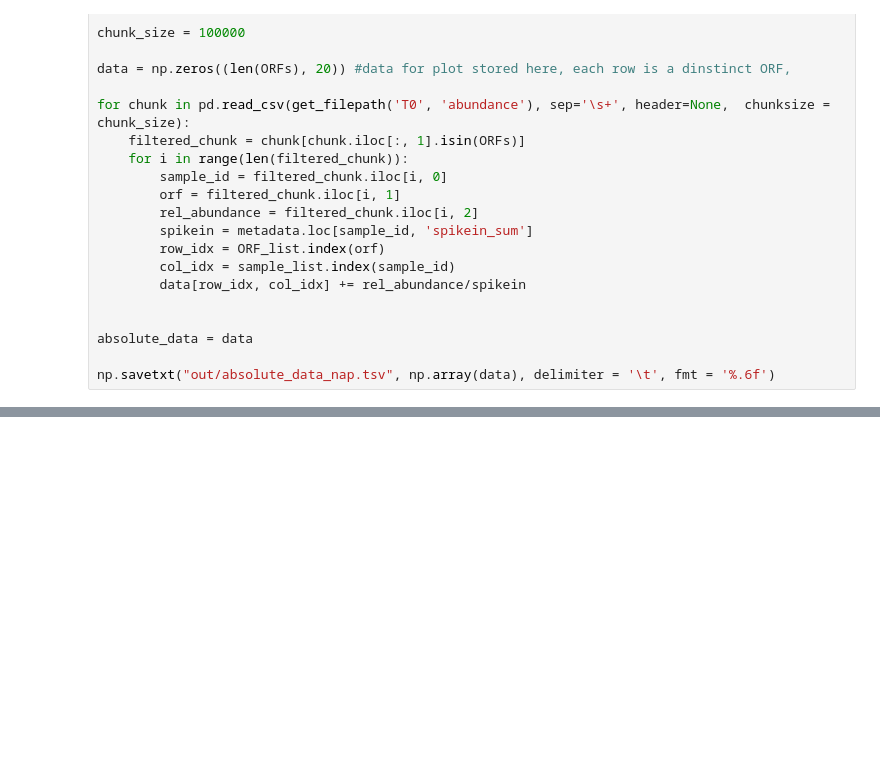
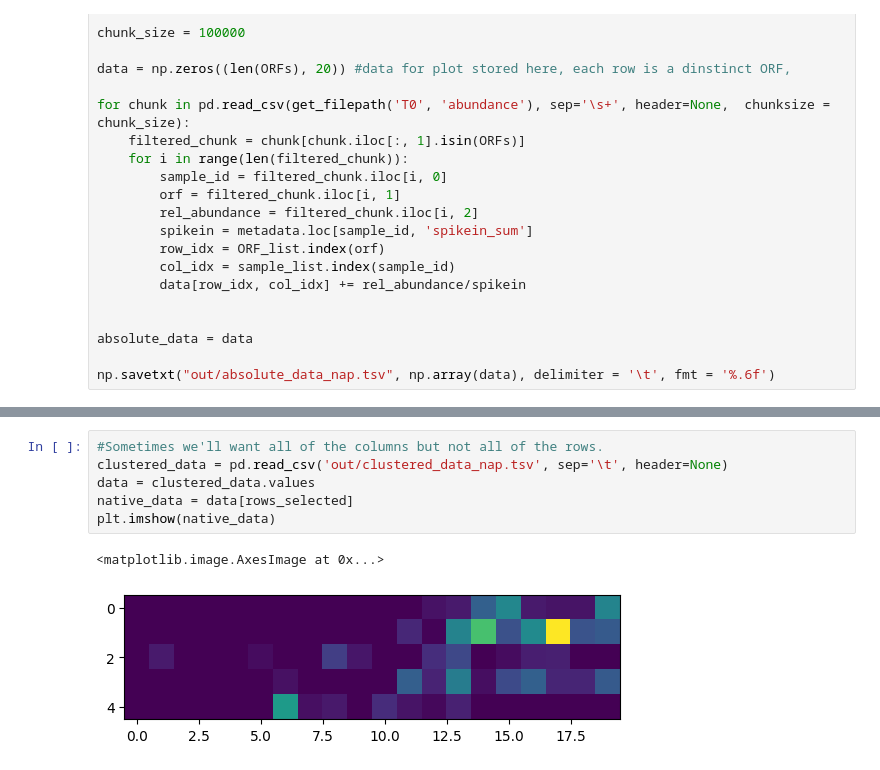
Before and after one commit to AddisonHowe/soil-metagenomics, a Jupyter notebook: organization_nap.ipynb, the cells around one changed output, grey strips where cells are left out. Drawn from its saved outputs; the diff is of its cells as text; blank space fills up the shorter version.

```diff
--- a/organization_nap.ipynb
+++ b/organization_nap.ipynb
@@ -181,0 +178,9 @@ plt.imshow(tracking)
+# %%
+#Sometimes we'll want all of the columns but not all of the rows.
+clustered_data = pd.read_csv('out/clustered_data_nap.tsv', sep='\t', header=None)
+data = clustered_data.values
+native_data = data[rows_selected]
+plt.imshow(native_data)
+# %% [output]
+<matplotlib.image.AxesImage at 0x...>
+[figure, added]
```
Also changed, not shown: parts of 21 cells of this notebook, 1 other file.
